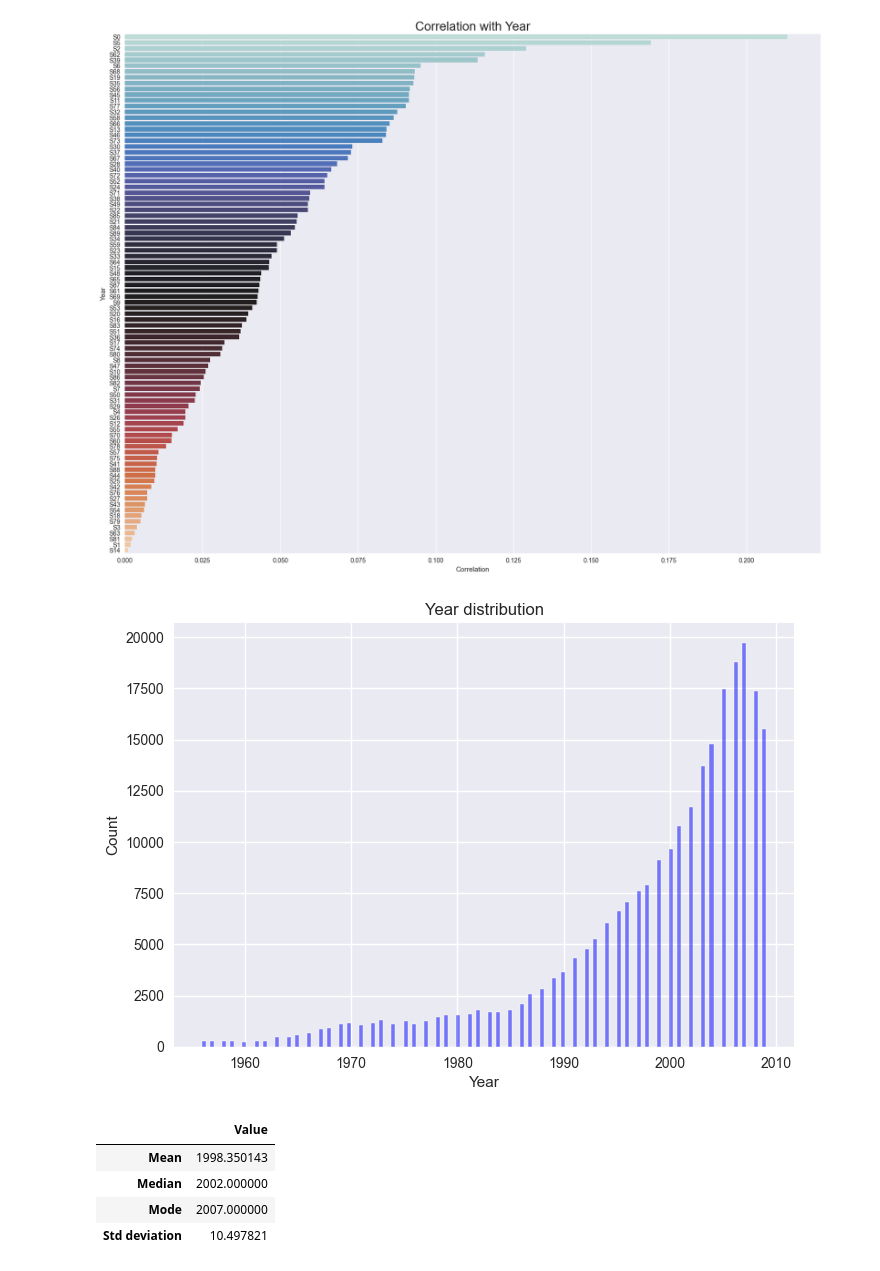
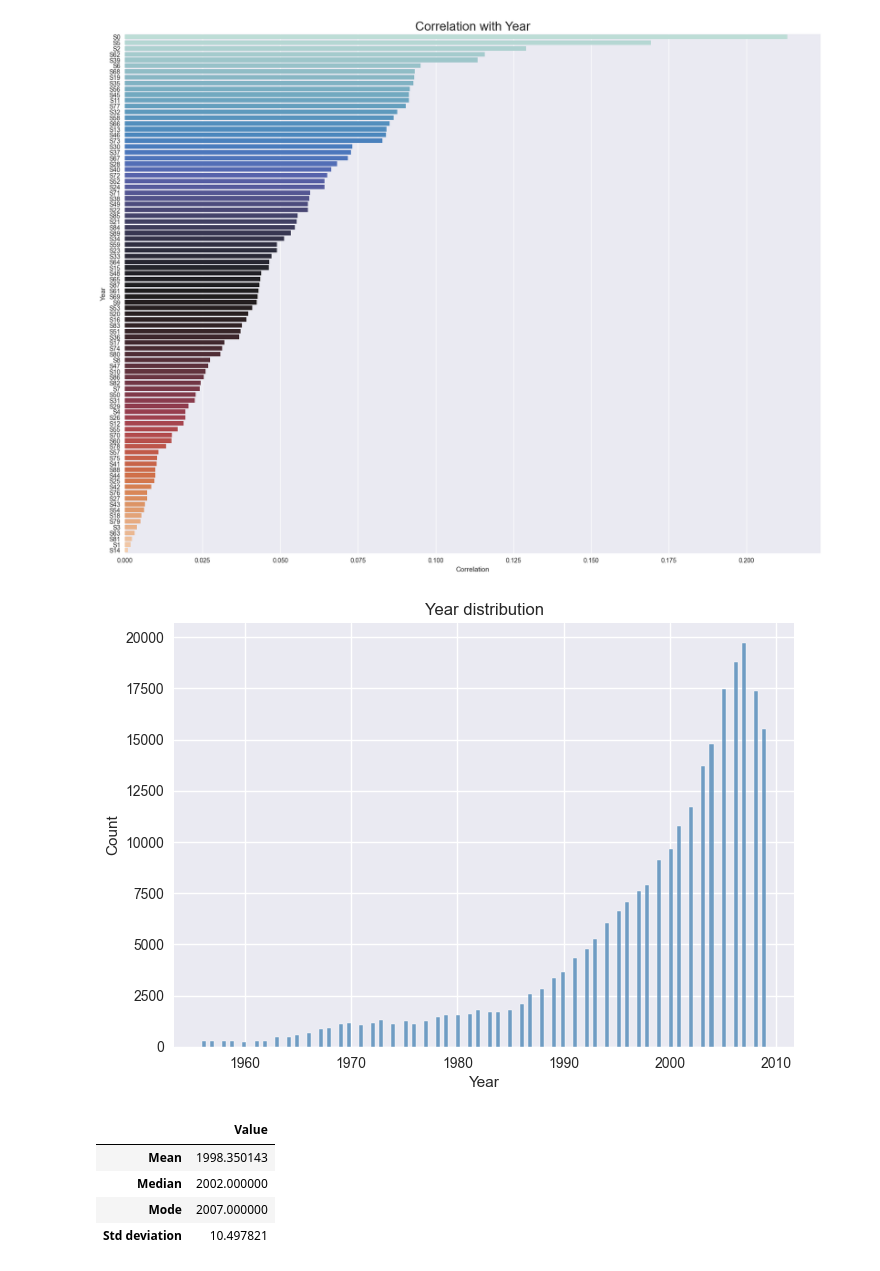
Before and after one commit to RiccardoEvangelisti/Data-Analytics-Project, a Jupyter notebook: Train_Module/0_Data_Visualization.ipynb, the cells around one changed output. Saved outputs shown, nothing was run; the diff lists cells and outputs as text; code cells hidden in the pictures.

```diff
--- a/Train_Module/0_Data_Visualization.ipynb
+++ b/Train_Module/0_Data_Visualization.ipynb
@@ -122,14 +122,14 @@ Passing `palette` without assigning `hue` is deprecated and will be removed in v
 # %%
 mu, std = df["Year"].mean(), df["Year"].std()
 x = np.linspace(df["Year"].min(), df["Year"].max(), 100)
 gaussian_distribution = stats.norm.pdf(x, mu, std)
 
 plt.title("Year distribution")
-sns.histplot(data=df["Year"], fill=True, color="b", alpha=0.5)
+sns.histplot(data=df["Year"], fill=True, color="steelblue")
 plt.savefig(base_dir + "0_year_distribution.svg", format="svg", facecolor="white")
 plt.show()
 # %% [output]
-[figure, old version]
+[figure, new version]
 # %%
 display(
     pd.DataFrame(
```
Also changed, not shown: 4 other files.
